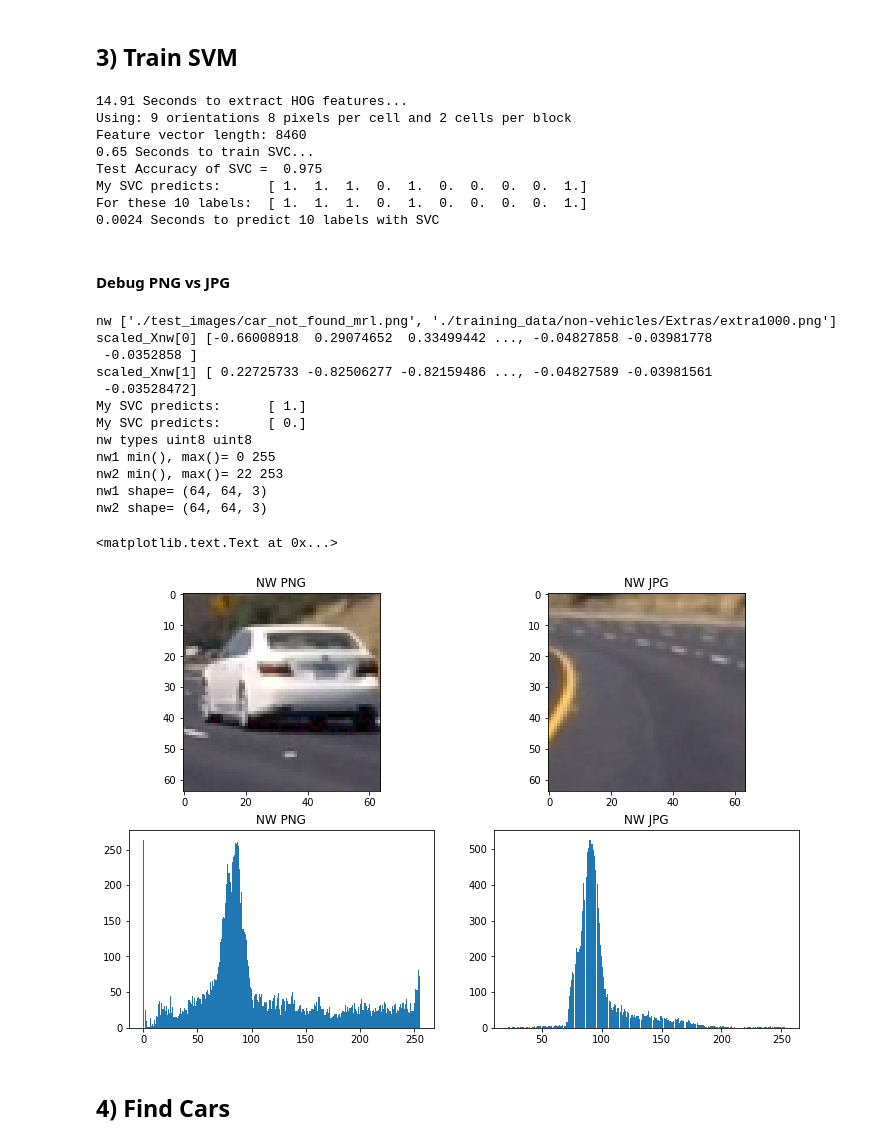
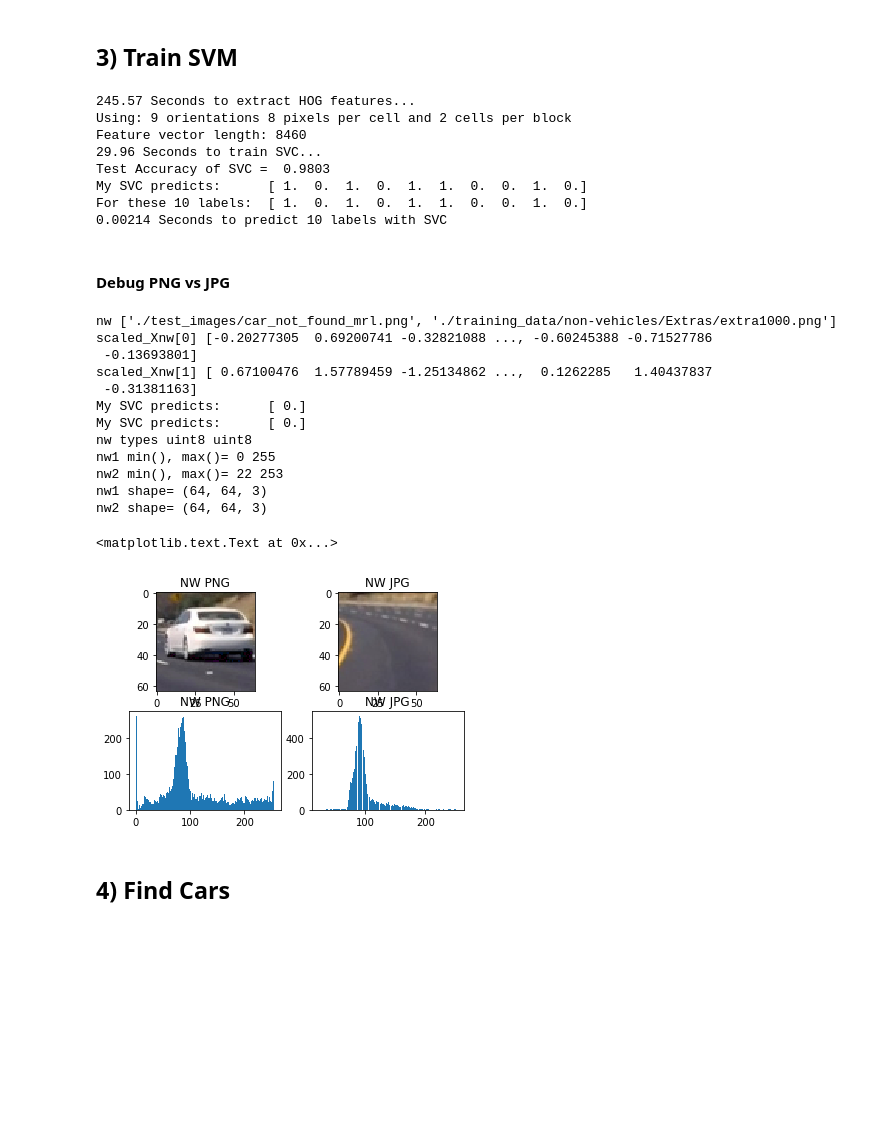
Before and after one commit to lapygithub/CarND-Vehicle-Detection, a Jupyter notebook: P5_Vehicle_Detection.ipynb, the cells around one changed output. Saved outputs shown, nothing was run; the diff lists cells and outputs as text; code cells hidden in the pictures; blank space fills up the shorter version.

```diff
--- a/P5_Vehicle_Detection.ipynb
+++ b/P5_Vehicle_Detection.ipynb
@@ -299,12 +299,14 @@ from sklearn.model_selection import train_test_split
 # Reduce the sample size because HOG features are slow to compute
 # The quiz evaluator times out after 13s of CPU time
 sample_size = 500
-cars_sample = cars[0:sample_size]
-notcars_sample = notcars[0:sample_size]
+#cars_sample = cars[0:sample_size]
+#notcars_sample = notcars[0:sample_size]
+cars_sample = cars
+notcars_sample = notcars
 
 ### TODO: Tweak these parameters and see how the results change.
-colorspace = 'LUV' # Can be RGB, HSV, LUV, HLS, YUV, YCrCb
-#colorspace = 'YCrCb' # Can be RGB, HSV, LUV, HLS, YUV, YCrCb
+#colorspace = 'LUV' # Can be RGB, HSV, LUV, HLS, YUV, YCrCb
+colorspace = 'YCrCb' # Can be RGB, HSV, LUV, HLS, YUV, YCrCb
 orient = 9
 pix_per_cell = 8
 cell_per_block = 2
@@ -362,14 +364,14 @@ print('For these',n_predict, 'labels: ', y_test[0:n_predict])
 t2 = time.time()
 print(round(t2-t, 5), 'Seconds to predict', n_predict,'labels with SVC')
 # %% [output]
-14.91 Seconds to extract HOG features...
+245.57 Seconds to extract HOG features...
 Using: 9 orientations 8 pixels per cell and 2 cells per block
 Feature vector length: 8460
-0.65 Seconds to train SVC...
-Test Accuracy of SVC =  0.975
-My SVC predicts:      [ 1.  1.  1.  0.  1.  0.  0.  0.  0.  1.]
-For these 10 labels:  [ 1.  1.  1.  0.  1.  0.  0.  0.  0.  1.]
-0.0024 Seconds to predict 10 labels with SVC
+29.96 Seconds to train SVC...
+Test Accuracy of SVC =  0.9803
+My SVC predicts:      [ 1.  0.  1.  0.  1.  1.  0.  0.  1.  0.]
+For these 10 labels:  [ 1.  0.  1.  0.  1.  1.  0.  0.  1.  0.]
+0.00214 Seconds to predict 10 labels with SVC
 # %% [markdown]
 #### Debug PNG vs JPG
 # %%
@@ -382,8 +384,9 @@ nw.append('./training_data/non-vehicles/Extras/extra1000.png')
 #nw.append('./test_images/car_not_found_mrl.jpg')
 print("nw",nw)
 
-dcolorspace = 'LUV' # Can be RGB, HSV, LUV, HLS, YUV, YCrCb
-#dcolorspace = 'YCrCb' # Can be RGB, HSV, LUV, HLS, YUV, YCrCb
+use_luv = False
+if use_luv: dcolorspace = 'LUV' # Can be RGB, HSV, LUV, HLS, YUV, YCrCb
+else: dcolorspace = 'YCrCb' # Can be RGB, HSV, LUV, HLS, YUV, YCrCb
 orient = 9
 pix_per_cell = 8
 cell_per_block = 2
@@ -427,41 +430,43 @@ nw1_oimage = get_rgb_image(nw[0])
 #nw1_nimage = ((100.0/200) * nw1_oimage + 100).astype(np.uint8)
 nw1_image = convert_color(nw1_oimage, conv=dcolorspace)
 
 if (len(scaled_Xnw) > 1): nw2_oimage = get_rgb_image(nw[1])
 nw2_image = convert_color(nw2_oimage, conv=dcolorspace)
 print("nw types",nw1_oimage.dtype, nw2_oimage.dtype)
 print("nw1 min(), max()=",nw1_oimage.min(),nw1_oimage.max())
 print("nw2 min(), max()=",nw2_oimage.min(),nw2_oimage.max())
 print("nw1 shape=",nw1_oimage.shape)
 print("nw2 shape=",nw2_oimage.shape)
 
 plt.subplot(221)
-plt.imshow(cv2.cvtColor(nw1_image, cv2.COLOR_LUV2RGB))
+if use_luv: plt.imshow(cv2.cvtColor(nw1_image, cv2.COLOR_LUV2RGB))
+else: plt.imshow(cv2.cvtColor(nw1_image, cv2.COLOR_YCrCb2RGB))
 plt.title('NW PNG')
 plt.subplot(222)
-plt.imshow(cv2.cvtColor(nw2_image, cv2.COLOR_LUV2RGB))
+if use_luv: plt.imshow(cv2.cvtColor(nw2_image, cv2.COLOR_LUV2RGB))
+else: plt.imshow(cv2.cvtColor(nw2_image, cv2.COLOR_YCrCb2RGB))
 plt.title('NW JPG')
 plt.subplot(223)
 plt.hist(nw1_oimage.ravel(), bins=256)
 plt.title('NW PNG')
 plt.subplot(224)
 plt.hist(nw2_oimage.ravel(), bins=256)
 plt.title('NW JPG')
 # %% [output]
 nw ['./test_images/car_not_found_mrl.png', './training_data/non-vehicles/Extras/extra1000.png']
-scaled_Xnw[0] [-0.66008918  0.29074652  0.33499442 ..., -0.04827858 -0.03981778
- -0.0352858 ]
-scaled_Xnw[1] [ 0.22725733 -0.82506277 -0.82159486 ..., -0.04827589 -0.03981561
- -0.03528472]
-My SVC predicts:      [ 1.]
+scaled_Xnw[0] [-0.20277305  0.69200741 -0.32821088 ..., -0.60245388 -0.71527786
+ -0.13693801]
+scaled_Xnw[1] [ 0.67100476  1.57789459 -1.25134862 ...,  0.1262285   1.40437837
+ -0.31381163]
+My SVC predicts:      [ 0.]
 My SVC predicts:      [ 0.]
 nw types uint8 uint8
 nw1 min(), max()= 0 255
 nw2 min(), max()= 22 253
 nw1 shape= (64, 64, 3)
 nw2 shape= (64, 64, 3)
 <matplotlib.text.Text at 0x...>
-[figure, old version]
+[figure, new version]
 # %% [markdown]
 ## 4) Find Cars
 # %%
```
Also changed, not shown: parts of 5 cells of this notebook, 7 other files.
